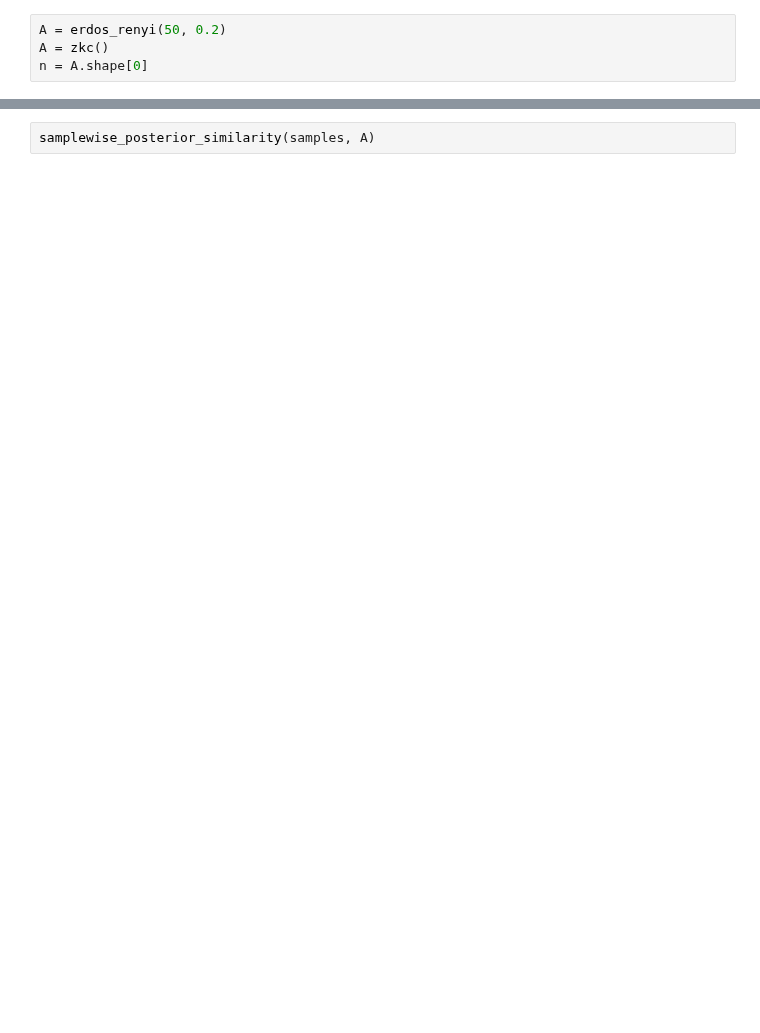
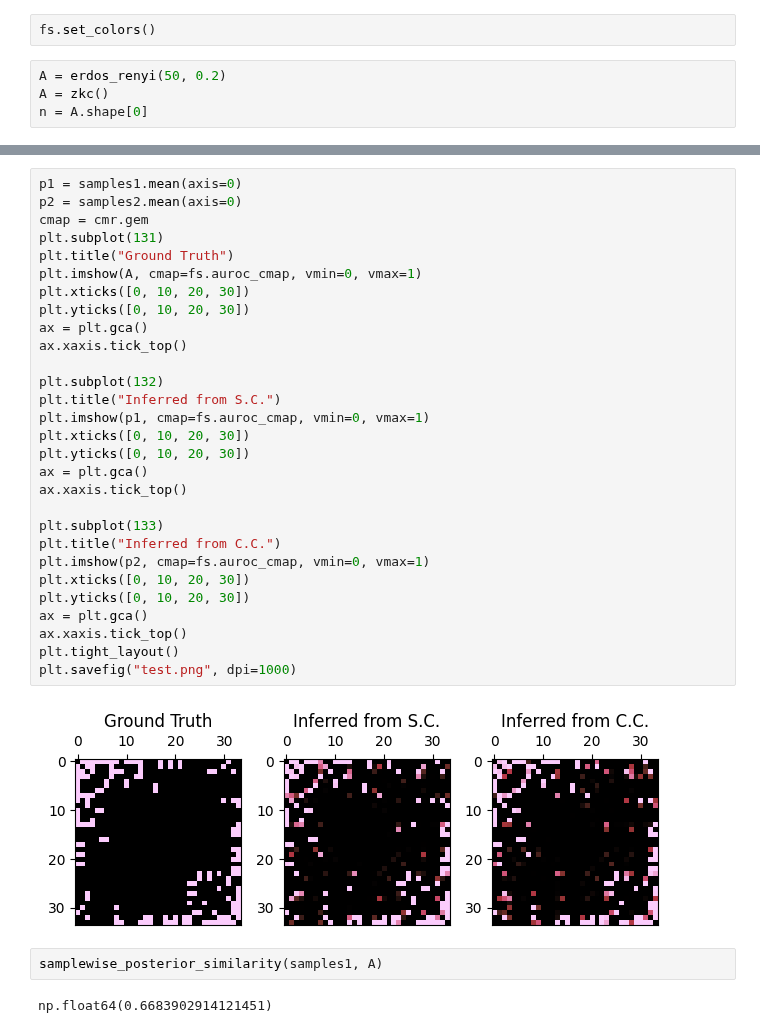
Before and after one commit to nwlandry/complex-network-reconstruction, a Jupyter notebook: run_dynamical_inference.ipynb, the cells around one changed output, grey strips where cells are left out. Cells and saved outputs as stored; diff of their text form; blank space fills up the shorter version.

```diff
--- a/run_dynamical_inference.ipynb
+++ b/run_dynamical_inference.ipynb
@@ -11,5 +16,7 @@ from scipy.stats import beta
 
 from lcs import *
+# %%
+fs.set_colors()
 # %%
 A = erdos_renyi(50, 0.2)
 A = zkc()
@@ -56,2 +89,35 @@ plt.imshow(A, vmin=0, vmax=1)
+# %%
+p1 = samples1.mean(axis=0)
+p2 = samples2.mean(axis=0)
+cmap = cmr.gem
+plt.subplot(131)
+plt.title("Ground Truth")
+plt.imshow(A, cmap=fs.auroc_cmap, vmin=0, vmax=1)
+plt.xticks([0, 10, 20, 30])
+plt.yticks([0, 10, 20, 30])
+ax = plt.gca()
+ax.xaxis.tick_top()
+
+plt.subplot(132)
+plt.title("Inferred from S.C.")
+plt.imshow(p1, cmap=fs.auroc_cmap, vmin=0, vmax=1)
+plt.xticks([0, 10, 20, 30])
+plt.yticks([0, 10, 20, 30])
+ax = plt.gca()
+ax.xaxis.tick_top()
+
+plt.subplot(133)
+plt.title("Inferred from C.C.")
+plt.imshow(p2, cmap=fs.auroc_cmap, vmin=0, vmax=1)
+plt.xticks([0, 10, 20, 30])
+plt.yticks([0, 10, 20, 30])
+ax = plt.gca()
+ax.xaxis.tick_top()
+plt.tight_layout()
+plt.savefig("test.png", dpi=1000)
+# %% [output]
+[figure, added]
 # %%
-samplewise_posterior_similarity(samples, A)
+samplewise_posterior_similarity(samples1, A)
+# %% [output]
+np.float64(0.6683902914121451)
```
Also changed, not shown: parts of 10 cells of this notebook.
